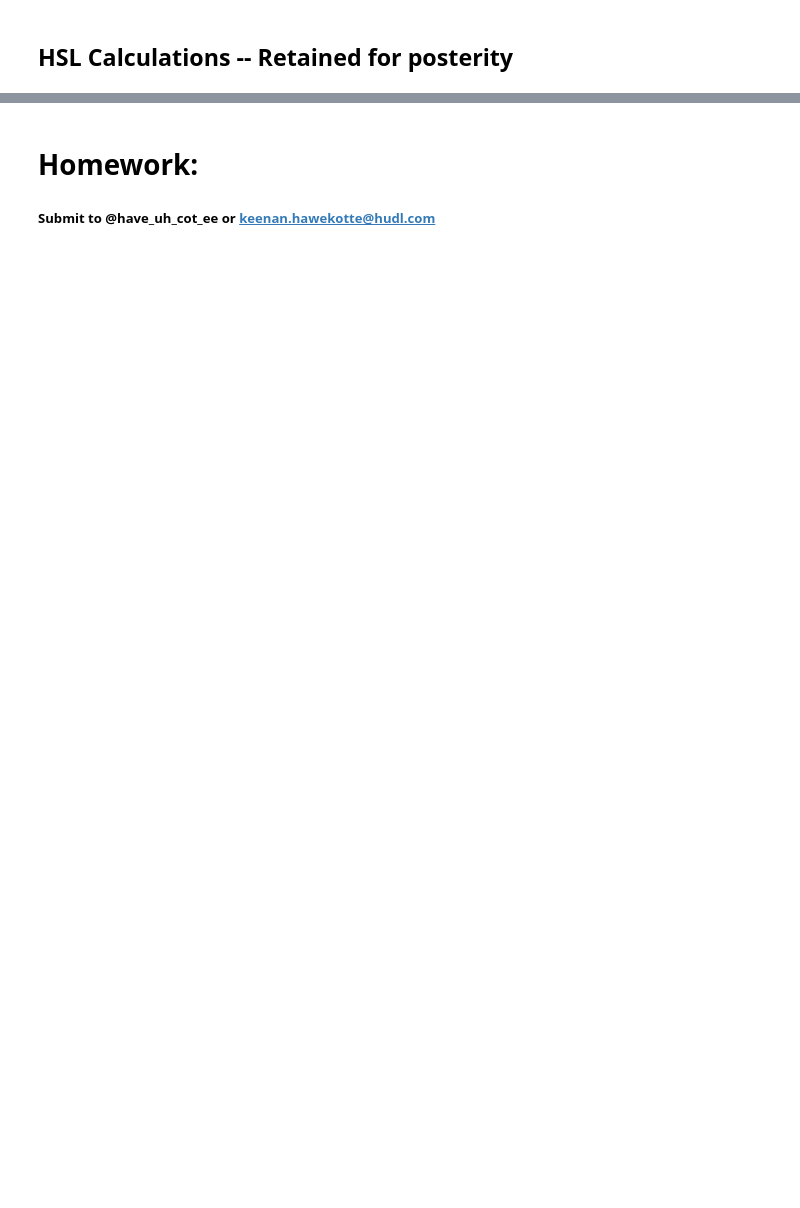
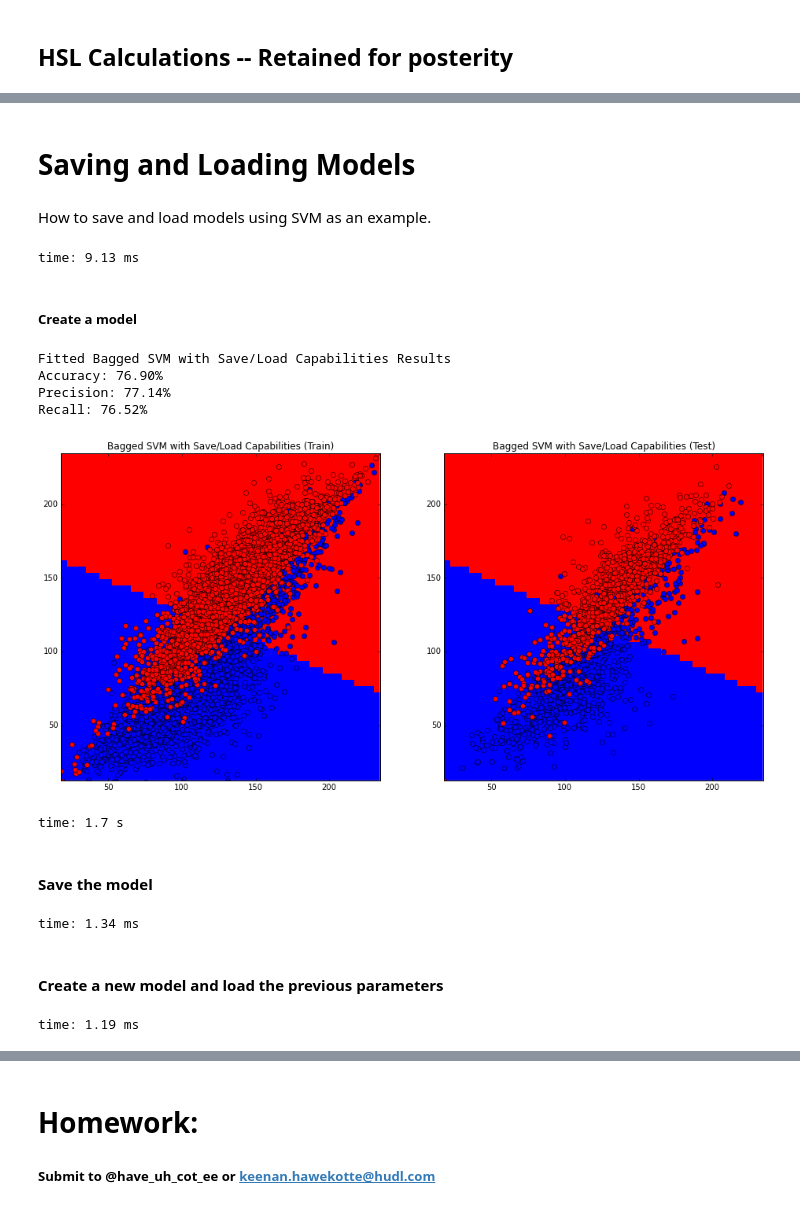
Before and after one commit to secander/classifiers101, a Jupyter notebook: Lecture 3 - Classifier Performance and Adv Classification Techniques/Classifier Performance and Adv Classification Techniques.ipynb, the cells around one changed output, grey strips where cells are left out. Saved outputs shown, nothing was run; the diff lists cells and outputs as text; code cells hidden in the pictures; blank space fills up the shorter version.

Commit message:
Added a gitignore and updated Lecture 3 to include saving/loading of models.

```diff
--- a/Lecture 3 - Classifier Performance and Adv Classification Techniques/Classifier Performance and Adv Classification Techniques.ipynb
+++ b/Lecture 3 - Classifier Performance and Adv Classification Techniques/Classifier Performance and Adv Classification Techniques.ipynb
@@ -344,7 +344,9 @@ class SVM_Bagging(BaseModel):
         self.size = size_bags
         self.percent = size_percent
 
-    def train(self, XY_train):
+    def train(self, XY_train, seed=None):
+        if seed is not None:
+            np.random.seed(seed)
         XY_train = np.array(XY_train)
         if XY_train.shape[0] < self.size:
             raise IOError('Size of training data too small for requested bag size. Thank you come again.')
@@ -623,0 +628,66 @@ time: 22.3 ms
+# %% [markdown]
+# Saving and Loading Models
+# %% [markdown]
+How to save and load models using SVM as an example.
+# %%
+class SVM_Bagging_Load(SVM_Bagging):
+#     def __init__(self, num_bags=5, size_bags=None, size_percent=None):
+#         self.n = num_bags
+#         self.size = size_bags
+#         self.percent = size_percent
+
+    def save(self, filename, save_loc=None):
+        params = [self.n, self.size, self.percent]
+        if save_loc is not None:
+            if os.path.exists(save_loc):
+                fn = os.path.join(save_loc, filename)
+            else:
+                raise IOError('The requested save location ({0}) does not exist. \
+                              Please ensure the path is correct.'.format(save_loc))
+        else:
+            fn = os.path.join(os.curdir, filename)
+        cPickle.dump(params, open(fn, 'wb'))
+
+    def load(self, file_loc):
+        if os.path.exists(file_loc):
+            params = cPickle.load(open(file_loc, 'rb'))
+            self.n, self.size, self.percent = params
+        else:
+            raise IOError('The requested load file ({0}) does not exist. \
+                          Please ensure the path is correct.'.format(file_loc))
+
+    def name(self):
+        return 'Bagged SVM with Save/Load Capabilities'
+# %% [output]
+time: 9.13 ms
+# %% [markdown]
+##### Create a model
+# %%
+model = SVM_Bagging_Load(num_bags=100, size_percent=0.1)
+model.train(np.transpose((train_colors, norm_train_Y)), seed=42)
+test_results = model.test(np.transpose((test_colors, norm_test_Y)), display=True)
+model.plot_model(np.transpose((train_colors, norm_train_Y)), np.transpose((test_colors, norm_test_Y)), display=True)
+# %% [output]
+Fitted Bagged SVM with Save/Load Capabilities Results
+Accuracy: 76.90%
+Precision: 77.14%
+Recall: 76.52%
+[figure, added]
+time: 1.7 s
+# %% [markdown]
+#### Save the model
+# %%
+model.save(filename='test.pkl')
+# Parent folder example: model.save(filename='../test.pkl')
+# Other folder example: model.save(filename='~/Downloads/test.pkl')
+# %% [output]
+time: 1.34 ms
+# %% [markdown]
+#### Create a new model and load the previous parameters
+# %%
+new_model = SVM_Bagging_Load()
+new_model.load(file_loc='test.pkl')
+# Parent folder example: new_model.load(file_loc='../test.pkl')
+# Other folder example: new_model.load(file_loc='~/Downloads/test.pkl')
+# %% [output]
+time: 1.19 ms
```
Also changed, not shown: parts of 20 cells of this notebook, 1 other file.
